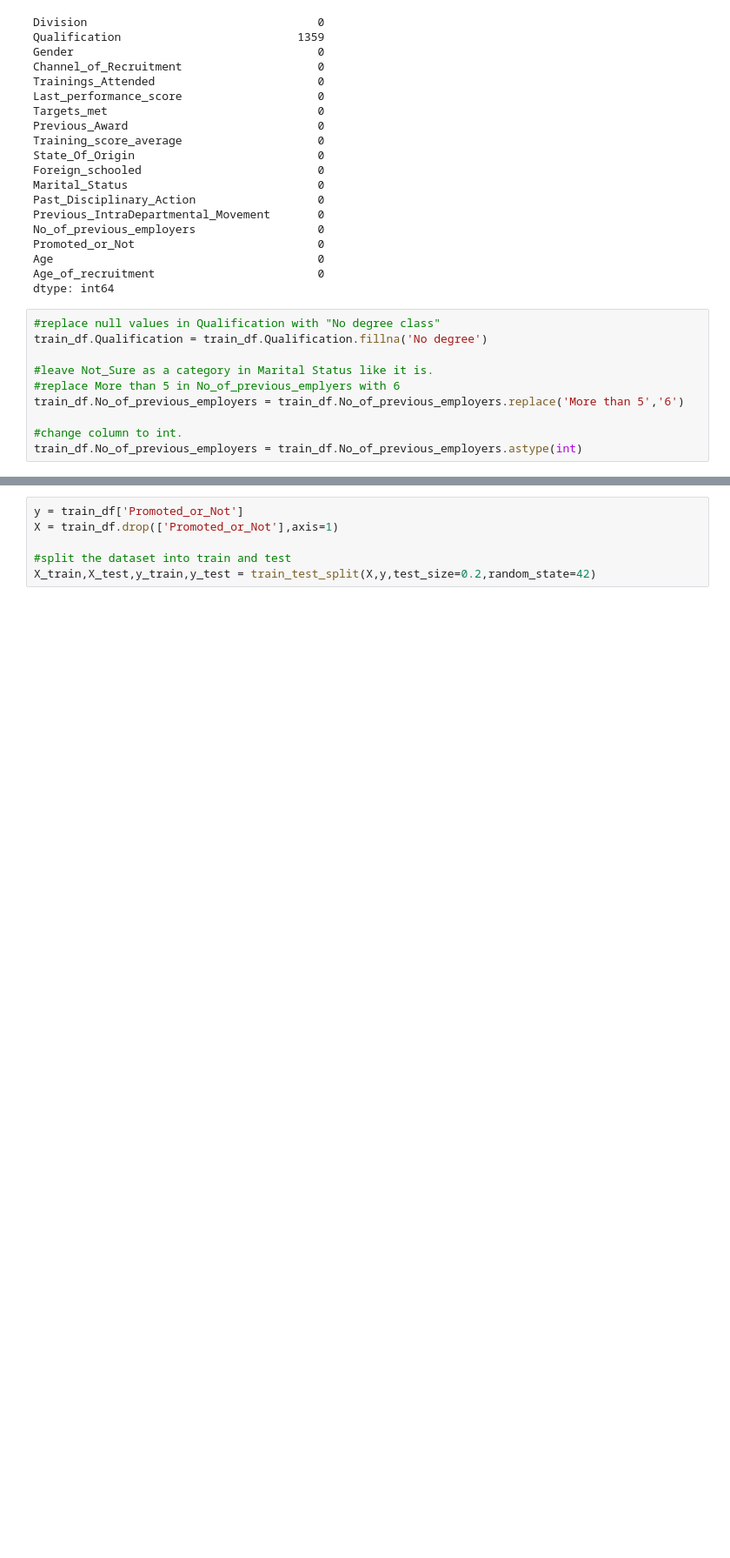
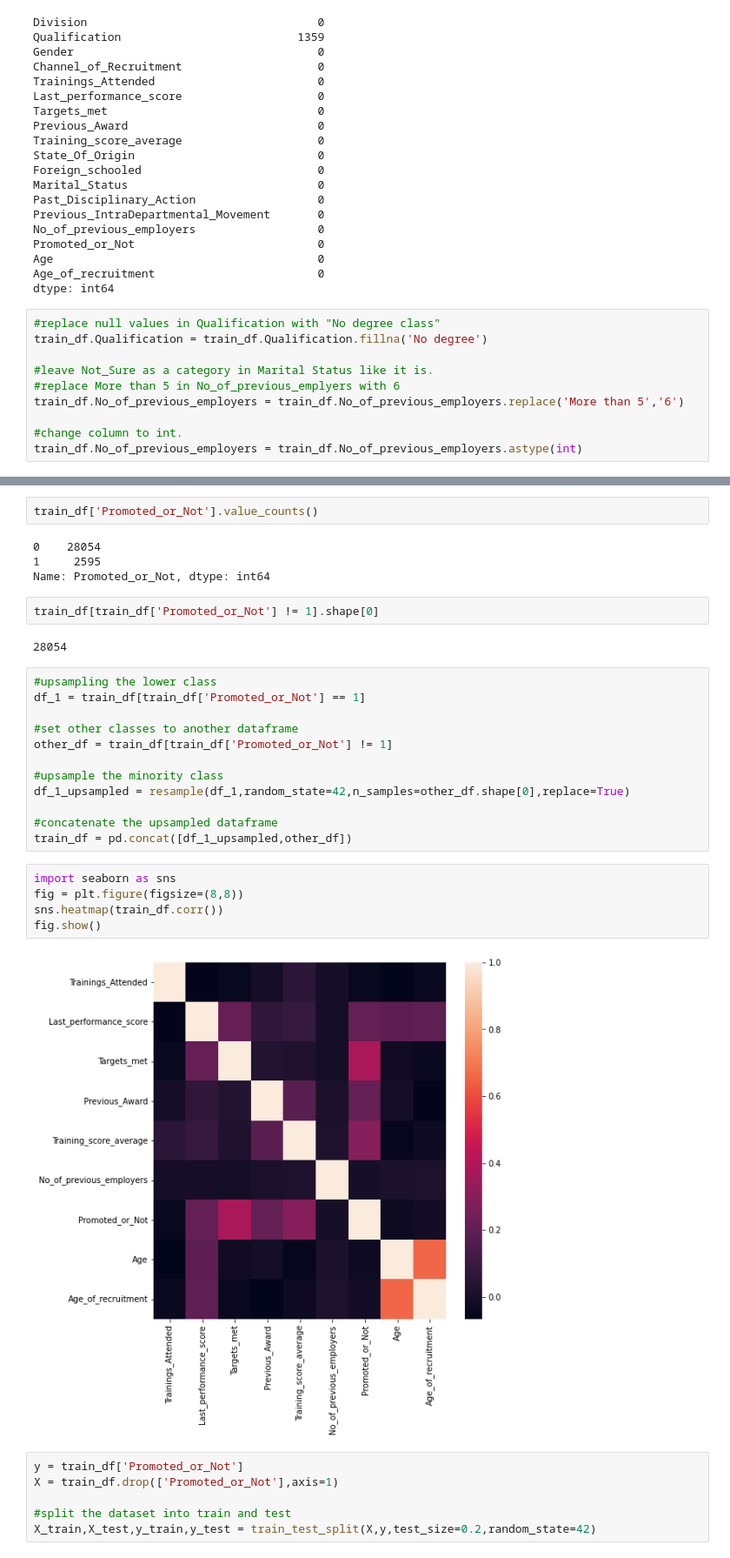
Before and after one commit to samsonafo/dsr-trees, a Jupyter notebook: notebooks/solutions-b.ipynb, the cells around one changed output, grey strips where cells are left out. Shown at 87% size. Saved outputs shown, nothing was run; the diff lists cells and outputs as text; blank space fills up the shorter version.

```diff
--- a/notebooks/solutions-b.ipynb
+++ b/notebooks/solutions-b.ipynb
@@ -113,6 +116,35 @@ train_df.head()
 | 2 | Commercial Sales and Marketing | First Degree or HND | Male | Direct Internal process | 2 | 7.5 | ... |
 | 3 | Commercial Sales and Marketing | First Degree or HND | Male | Agency and others | 3 | 2.5 | ... |
 | 4 | Information and Strategy | First Degree or HND | Male | Direct Internal process | 3 | 7.5 | ... |
+# %%
+train_df['Promoted_or_Not'].value_counts()
+# %% [output]
+0    28054
+1     2595
+Name: Promoted_or_Not, dtype: int64
+# %%
+train_df[train_df['Promoted_or_Not'] != 1].shape[0]
+# %% [output]
+28054
+# %%
+#upsampling the lower class
+df_1 = train_df[train_df['Promoted_or_Not'] == 1]
+
+#set other classes to another dataframe
+other_df = train_df[train_df['Promoted_or_Not'] != 1]
+
+#upsample the minority class
+df_1_upsampled = resample(df_1,random_state=42,n_samples=other_df.shape[0],replace=True)
+
+#concatenate the upsampled dataframe
+train_df = pd.concat([df_1_upsampled,other_df])
+# %%
+import seaborn as sns
+fig = plt.figure(figsize=(8,8))
+sns.heatmap(train_df.corr())
+fig.show()
+# %% [output]
+[figure, added]
 # %%
 y = train_df['Promoted_or_Not']
 X = train_df.drop(['Promoted_or_Not'],axis=1)
```
Also changed, not shown: parts of 13 cells of this notebook, 2 other files.
